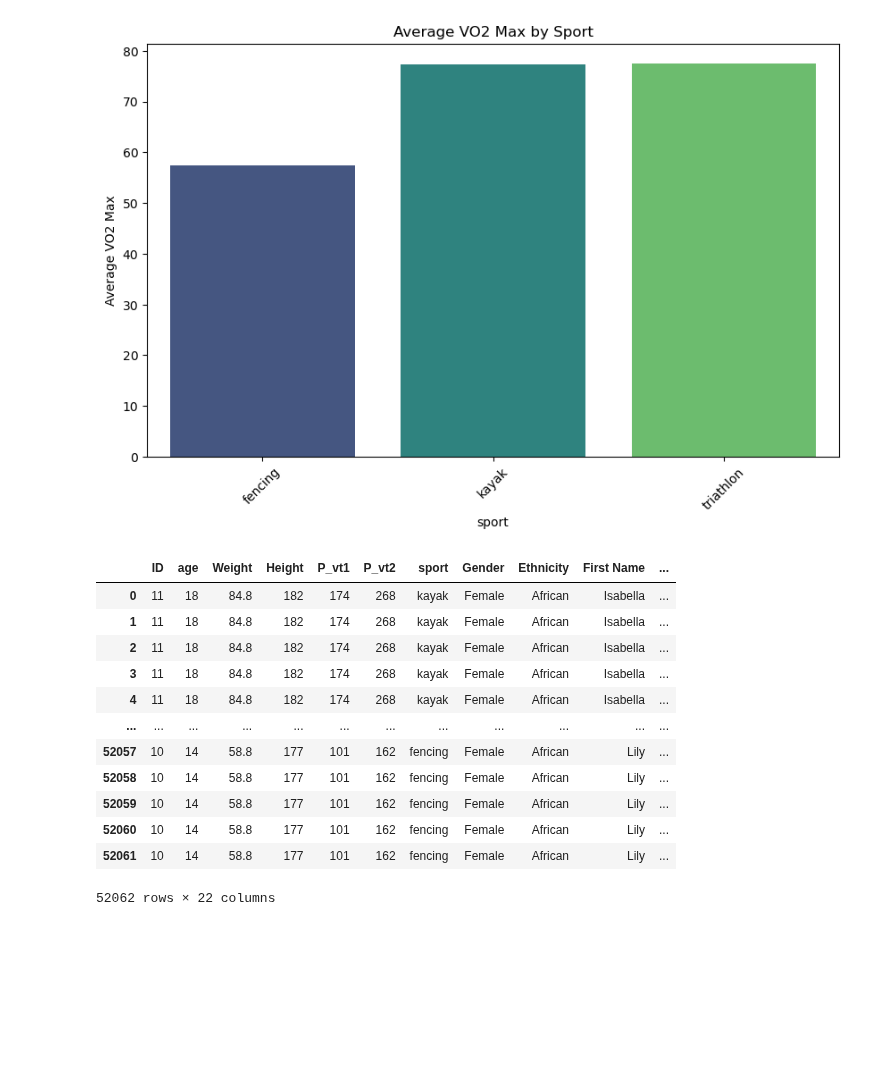
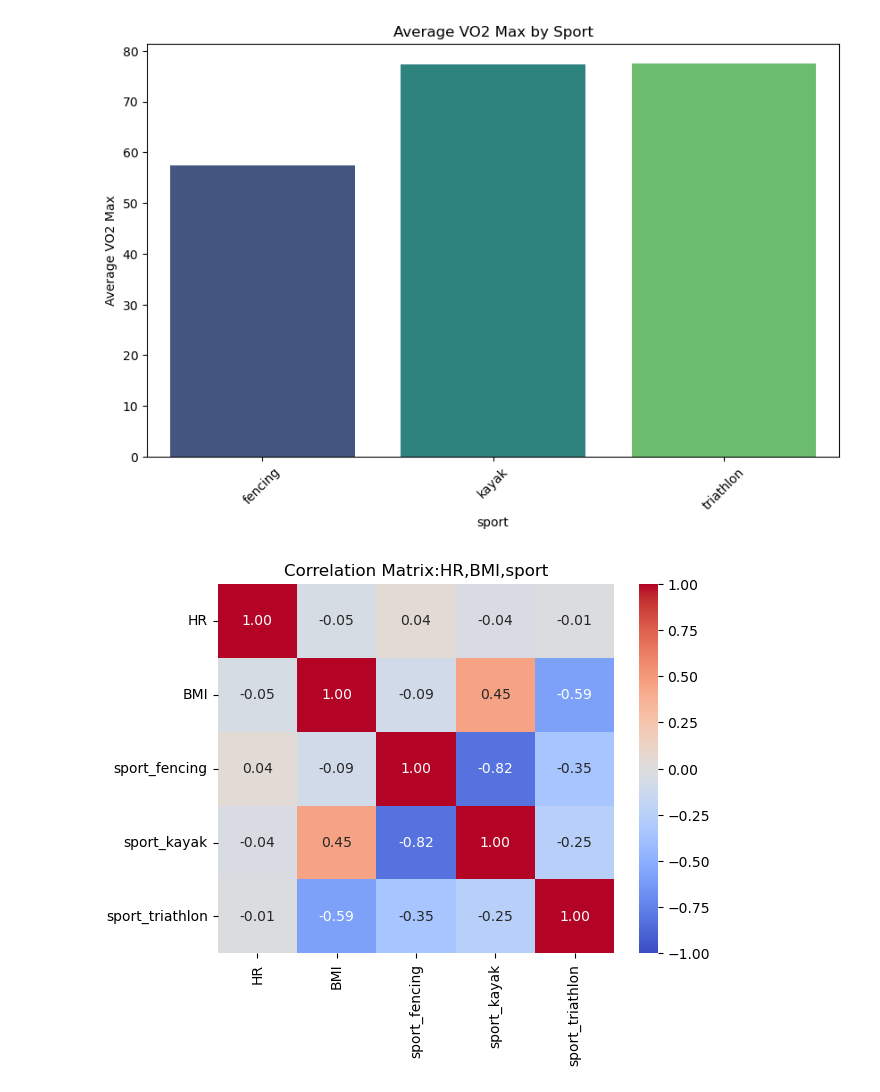
Before and after one commit to Sujithra-Emmanuel/PyMinds_Aug2024, a Jupyter notebook: Python_Hackathon_Aug2024_1to20.ipynb, the cells around one changed output. Saved outputs shown, nothing was run; the diff lists cells and outputs as text; code cells hidden in the pictures; blank space fills up the shorter version.

```diff
--- a/Python_Hackathon_Aug2024_1to20.ipynb
+++ b/Python_Hackathon_Aug2024_1to20.ipynb
@@ -484,24 +461,20 @@ plt.xticks(rotation=45)  # Rotate sport names for better readability
 ([0, 1, 2],
  [Text(0, 0, 'fencing'), Text(1, 0, 'kayak'), Text(2, 0, 'triathlon')])
 [figure]
-# %%
-merged_athlete_triathlon1
-# %% [output]
-|  | ID | age | Weight | Height | P_vt1 | P_vt2 | sport | Gender | Ethnicity | First Name | ... |
-| 0 | 11 | 18 | 84.8 | 182 | 174 | 268 | kayak | Female | African | Isabella | ... |
-| 1 | 11 | 18 | 84.8 | 182 | 174 | 268 | kayak | Female | African | Isabella | ... |
-| 2 | 11 | 18 | 84.8 | 182 | 174 | 268 | kayak | Female | African | Isabella | ... |
-| 3 | 11 | 18 | 84.8 | 182 | 174 | 268 | kayak | Female | African | Isabella | ... |
-| 4 | 11 | 18 | 84.8 | 182 | 174 | 268 | kayak | Female | African | Isabella | ... |
-| ... | ... | ... | ... | ... | ... | ... | ... | ... | ... | ... | ... |
-| 52057 | 10 | 14 | 58.8 | 177 | 101 | 162 | fencing | Female | African | Lily | ... |
-| 52058 | 10 | 14 | 58.8 | 177 | 101 | 162 | fencing | Female | African | Lily | ... |
-| 52059 | 10 | 14 | 58.8 | 177 | 101 | 162 | fencing | Female | African | Lily | ... |
-| 52060 | 10 | 14 | 58.8 | 177 | 101 | 162 | fencing | Female | African | Lily | ... |
-| 52061 | 10 | 14 | 58.8 | 177 | 101 | 162 | fencing | Female | African | Lily | ... |
-52062 rows × 22 columns
 # %%
 # 7 Create a correlation matrix to show the relationship between HR, BMI and sport.
 columns_to_keep = ['HR', 'sport', 'BMI']
 
-new_data=merged_athlete_triathlon1[columns_to_keep]
+correlation_data=merged_athlete_triathlon1[columns_to_keep]
+#finding Correlation:
+#correlation_data=Merged_df1[['HR','BMI','sport']]
+correlation_encoded = pd.get_dummies(correlation_data, columns = ['sport'])
+correlation_matrix=correlation_encoded.corr()
+#creating a heatmap:
+plt.figure(figure=(12,10))
+sns.heatmap(correlation_matrix,annot=True,cmap='coolwarm',fmt='.2f',vmin=-1,vmax=1)
+#show the plot
+plt.title('Correlation Matrix:HR,BMI,sport')
+plt.show()
+# %% [output]
+[figure, added]
```
Also changed, not shown: parts of 9 cells of this notebook.
